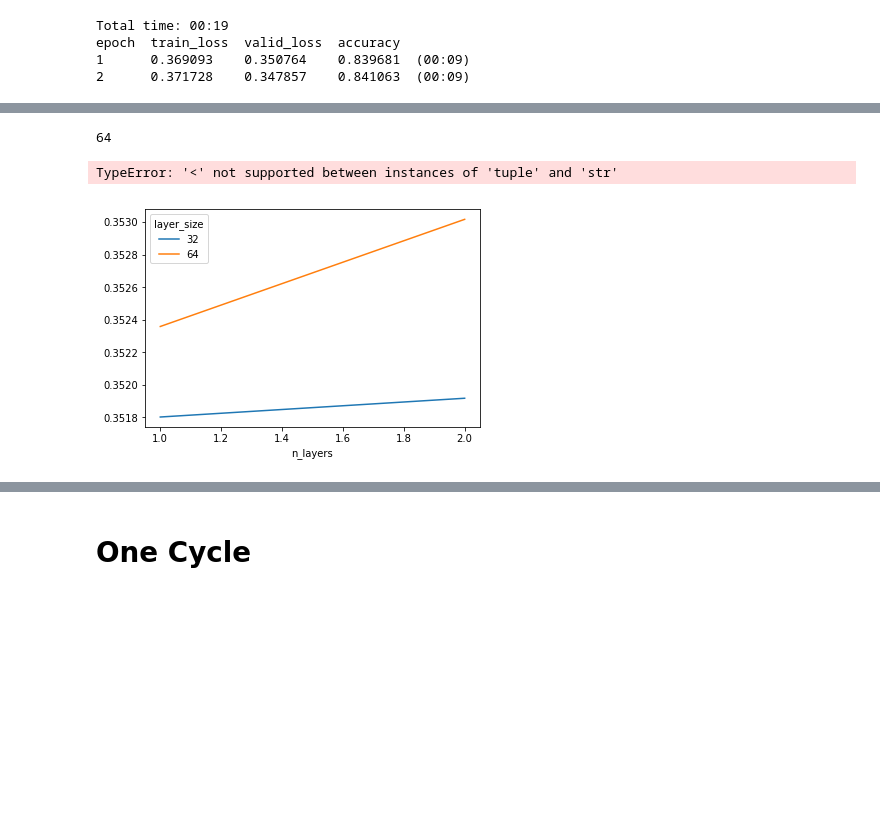
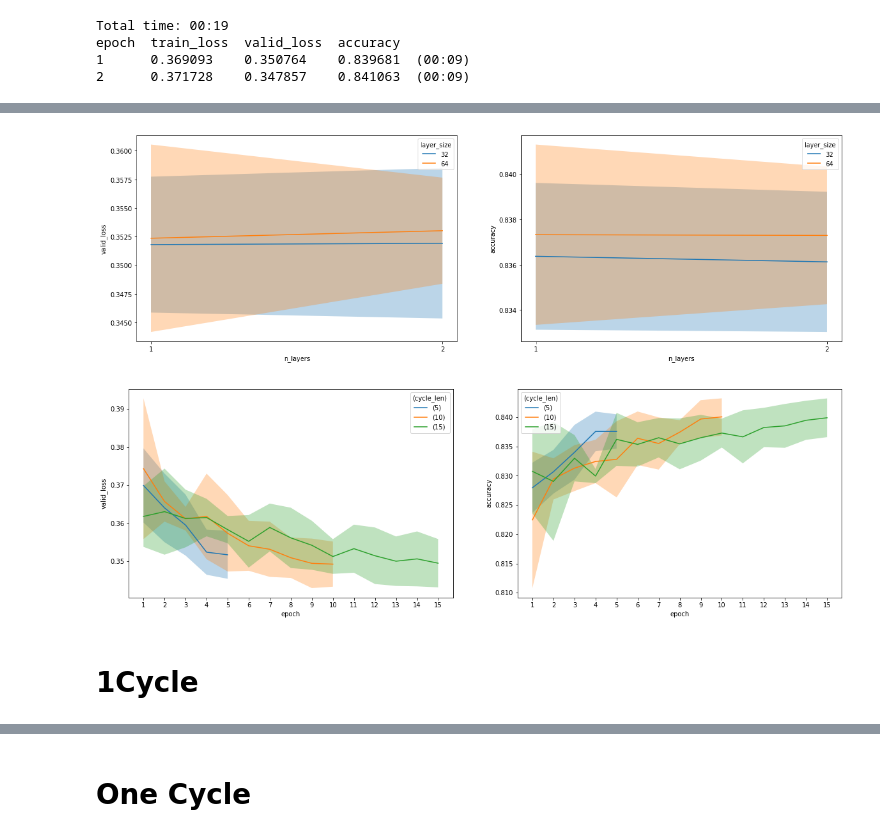
Before and after one commit to jandremarais/TabularLearner, a Jupyter notebook: code/experiments.ipynb, the cells around one changed output, grey strips where cells are left out. Saved outputs shown, nothing was run; the diff lists cells and outputs as text; code cells hidden in the pictures; blank space fills up the shorter version.

Commit message:
results utils

```diff
--- a/code/experiments.ipynb
+++ b/code/experiments.ipynb
@@ -135,27 +191,6 @@ Total time: 00:19
 epoch  train_loss  valid_loss  accuracy
 1      0.369093    0.350764    0.839681  (00:09)
 2      0.371728    0.347857    0.841063  (00:09)
-# %%
-def load_results(exp_path):
-    config_df = pd.read_csv(exp_path/'config.csv', index_col=0)
-    param_names = config_df.columns.values
-    recorder_df=[]
-    for p in exp_path.ls():
-        if p.name.startswith(tuple(config_df.index.values)):
-            df = pd.read_csv(p)
-            ind_name, fold_name = p.stem.split('-')
-            df['index']=ind_name
-            df['fold']=int(fold_name.split('_')[-1].split('.')[0])
-            recorder_df.append(df)
-    recorder_df = pd.concat(recorder_df)
-    metric_names = list(set(recorder_df.columns).symmetric_difference(['index', 'epoch', 'train_loss', 'fold']))
-    recorder_df = recorder_df.merge(config_df.reset_index())
-    return recorder_df, param_names, metric_names
-
-def summarise_results(recorder_df, param_names, metric_names):
-    return (recorder_df.groupby(['index', *param_names, 'epoch'], as_index=False)
-            .agg({k:['mean', 'std'] for k in metric_names}))
 # %%
-recorder_df, param_names, metric_names = load_results(exp_path)
-
+config_df, recorder_df, param_names, metric_names = load_results(exp_path)
 summary_df = summarise_results(recorder_df, param_names, metric_names)
@@ -184,10 +197,12 @@ ax
-# %%
-mu.columns[j]
-# %% [output]
-64
-# %%
-mean_df[(('valid_loss', 'mean'),)].plot()
-plt.fill_between(mean_df.index, sigma_df[(('valid_loss', 'mean'),)])
-# %% [output]
-TypeError: '<' not supported between instances of 'tuple' and 'str'
-[figure, removed]
+# %%
+plot_best(summary_df, param_names, metric_names)
+plt.savefig(exp_path/'best.png', bbox_inches='tight')
+# %% [output]
+[figure, added]
+# %%
+plot_over_epochs(summary_df, param_names, metric_names, config_df)
+plt.savefig(exp_path/'all_epochs.png', bbox_inches='tight')
+# %% [output]
+[figure, added]
+# %% [markdown]
+# 1Cycle
```
Also changed, not shown: parts of 25 cells of this notebook, 39 other files.
